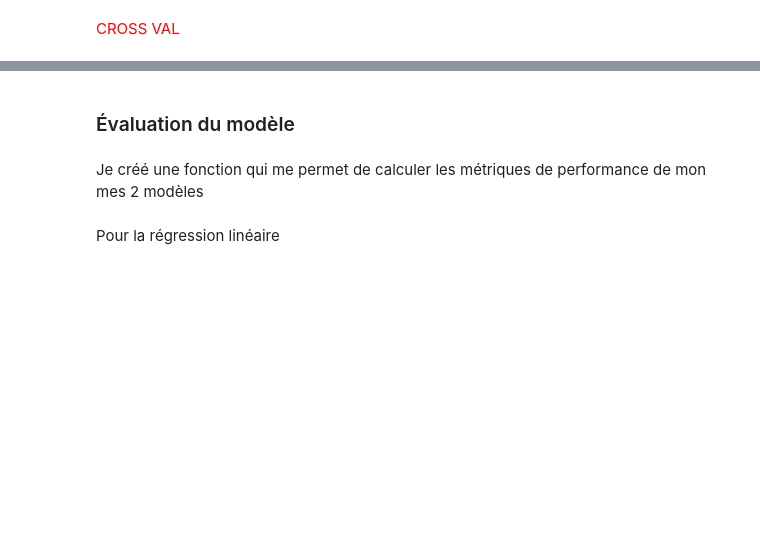
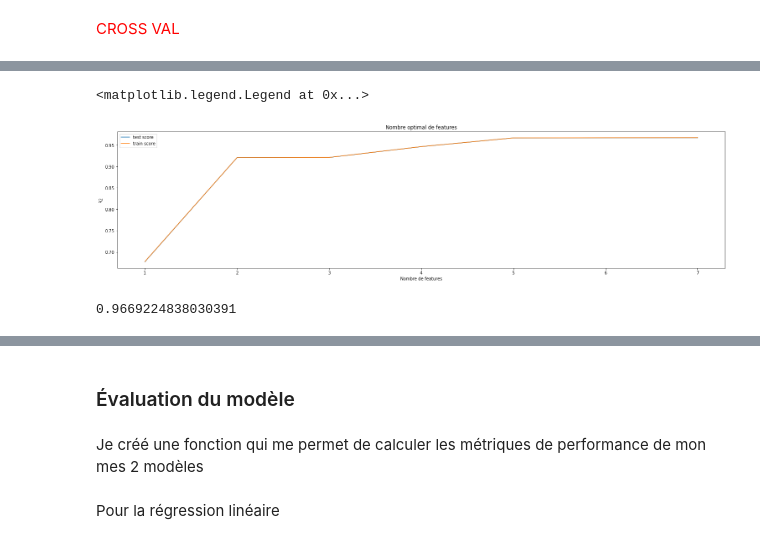
Before and after one commit to clement-camara/calories_pred, a Jupyter notebook: model_notebook V2.ipynb, the cells around one changed output, grey strips where cells are left out. Drawn from its saved outputs; the diff is of its cells as text; code cells hidden in the pictures; blank space fills up the shorter version.

```diff
--- a/model_notebook V2.ipynb
+++ b/model_notebook V2.ipynb
@@ -335,0 +393,17 @@ plt.plot(val_score)
+# %%
+# étape-3 : effectuer le grid search
+# 3.1 spécifier le modèle
+lm = LinearRegression()
+lm.fit(X_train, y_train)
+rfe = RFE(lm)
+# %%
+# 3.2 call GridSearchCV()
+model_cv = GridSearchCV(estimator = rfe,
+                        param_grid = hyper_params,
+                        scoring= 'r2',
+                        cv = folds,
+                        verbose = 1,
+                        return_train_score=True)
+# %%
+# fit the model
+model_cv.fit(X_train, y_train)
@@ -335,0 +416,4 @@ plt.plot(val_score)
+# %%
+# cv results
+cv_results = pd.DataFrame(model_cv.cv_results_)
+cv_results
@@ -336,3 +430,34 @@ plt.plot(val_score)
+# %%
+# plotting cv results
+plt.figure(figsize=(26,6))
+
+#plt.xlim(1.3, 4.0)
+
+plt.plot(cv_results["param_n_features_to_select"], cv_results["mean_test_score"])
+plt.plot(cv_results["param_n_features_to_select"], cv_results["mean_train_score"])
+plt.xlabel('Nombre de features')
+plt.ylabel('R2')
+plt.title("Nombre optimal de features")
+plt.legend(['test score', 'train score'], loc='upper left')
+# %% [output]
+<matplotlib.legend.Legend at 0x...>
+[figure, added]
+# %%
+# final model
+n_features_optimal = 7
+
+lm = LinearRegression()
+lm.fit(X_train, y_train)
+
+rfe = RFE(lm, n_features_to_select=n_features_optimal)
+rfe = rfe.fit(X_train, y_train)
+
+# predict prices of X_test
+y_pred = lm.predict(X_test)
+r2 = sklearn.metrics.r2_score(y_test, y_pred)
+print(r2)
+# %% [output]
+0.9669224838030391
 # %%
 # Randon forest
 
```
Also changed, not shown: parts of 46 cells of this notebook, 10 other files.
